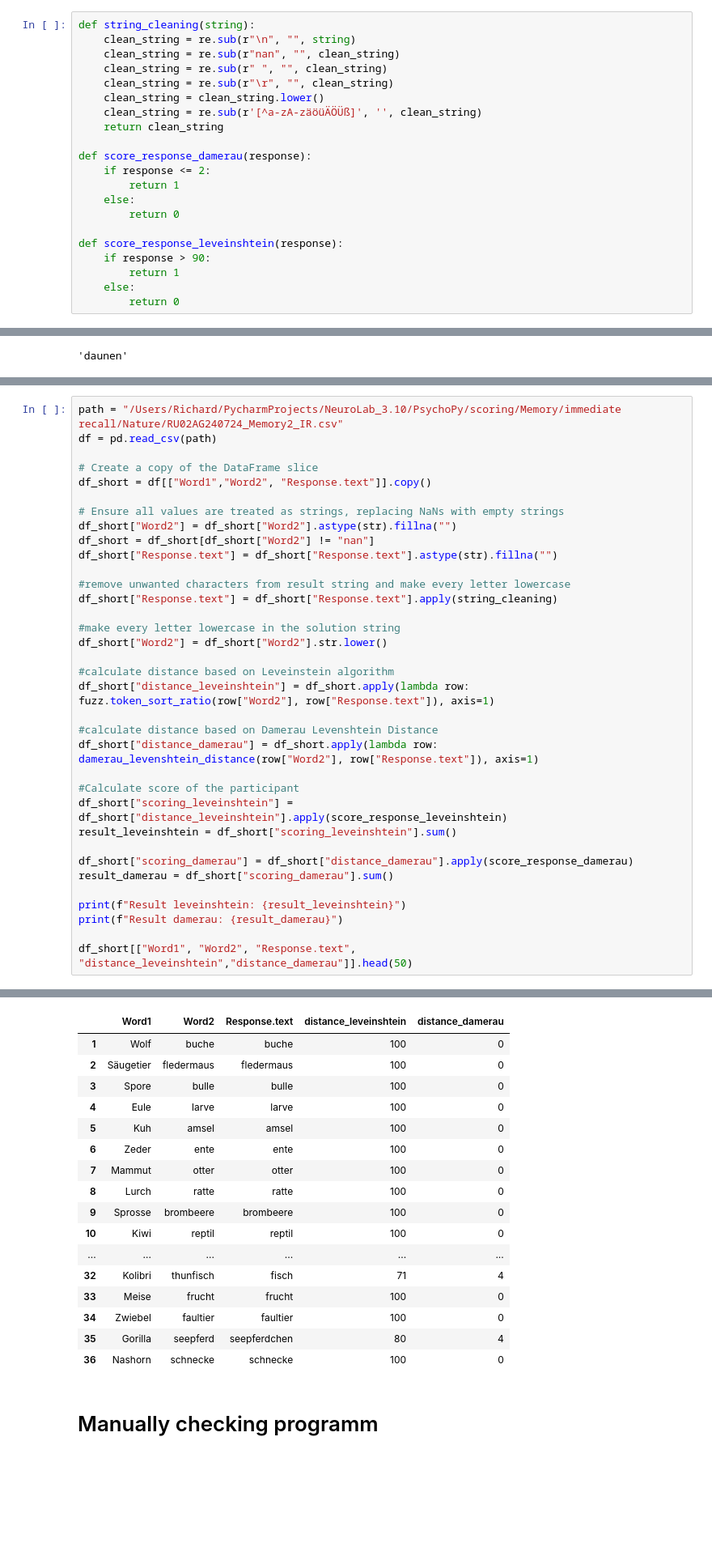
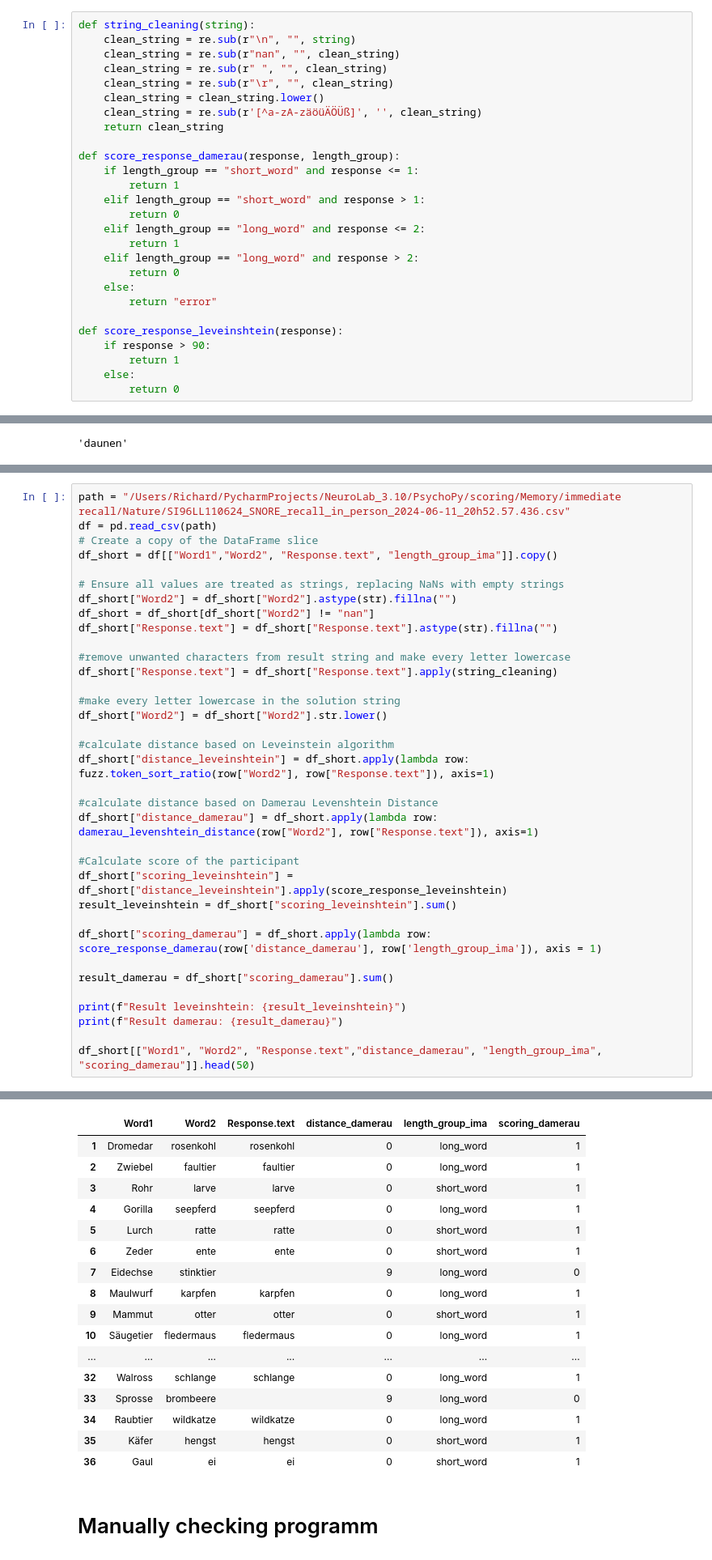
Before and after one commit to AlfredSwitchog/NeuroLab_3.10, a Jupyter notebook: PsychoPy/scoring/SNORE_scoring.ipynb, the cells around one changed output, grey strips where cells are left out. Shown at 81% size. Drawn from its saved outputs; the diff is of its cells as text; blank space fills up the shorter version.

Commit message:
Adjustments Scoring

```diff
--- a/PsychoPy/scoring/SNORE_scoring.ipynb
+++ b/PsychoPy/scoring/SNORE_scoring.ipynb
@@ -15,11 +15,17 @@ def string_cleaning(string):
     clean_string = re.sub(r'[^a-zA-zäöüÄÖÜß]', '', clean_string)
     return clean_string
 
-def score_response_damerau(response):
-    if response <= 2:
+def score_response_damerau(response, length_group):
+    if length_group == "short_word" and response <= 1:
         return 1
+    elif length_group == "short_word" and response > 1:
+        return 0
+    elif length_group == "long_word" and response <= 2:
+        return 1
+    elif length_group == "long_word" and response > 2:
+        return 0
     else:
-        return 0
+        return "error"
 
 def score_response_leveinshtein(response):
     if response > 90:
@@ -35,9 +48,8 @@ string_cleaning(test_string)
 # %%
-path = "/Users/Richard/PycharmProjects/NeuroLab_3.10/PsychoPy/scoring/Memory/immediate recall/Nature/RU02AG240724_Memory2_IR.csv"
+path = "/Users/Richard/PycharmProjects/NeuroLab_3.10/PsychoPy/scoring/Memory/immediate recall/Nature/SI96LL110624_SNORE_recall_in_person_2024-06-11_20h52.57.436.csv"
 df = pd.read_csv(path)
-
 # Create a copy of the DataFrame slice
-df_short = df[["Word1","Word2", "Response.text"]].copy()
+df_short = df[["Word1","Word2", "Response.text", "length_group_ima"]].copy()
 
 # Ensure all values are treated as strings, replacing NaNs with empty strings
 df_short["Word2"] = df_short["Word2"].astype(str).fillna("")
@@ -60,11 +72,12 @@ df_short["distance_damerau"] = df_short.apply(lambda row: damerau_levenshtein_di
 df_short["scoring_leveinshtein"] = df_short["distance_leveinshtein"].apply(score_response_leveinshtein)
 result_leveinshtein = df_short["scoring_leveinshtein"].sum()
 
-df_short["scoring_damerau"] = df_short["distance_damerau"].apply(score_response_damerau)
+df_short["scoring_damerau"] = df_short.apply(lambda row: score_response_damerau(row['distance_damerau'], row['length_group_ima']), axis = 1)
+
 result_damerau = df_short["scoring_damerau"].sum()
 
 print(f"Result leveinshtein: {result_leveinshtein}")
 print(f"Result damerau: {result_damerau}")
 
-df_short[["Word1", "Word2", "Response.text", "distance_leveinshtein","distance_damerau"]].head(50)
+df_short[["Word1", "Word2", "Response.text","distance_damerau", "length_group_ima", "scoring_damerau"]].head(50)
 # %% [output]
@@ -73,20 +86,20 @@ Result damerau: 32
-|  | Word1 | Word2 | Response.text | distance_leveinshtein | distance_damerau |
-| 1 | Wolf | buche | buche | 100 | 0 |
-| 2 | Säugetier | fledermaus | fledermaus | 100 | 0 |
-| 3 | Spore | bulle | bulle | 100 | 0 |
-| 4 | Eule | larve | larve | 100 | 0 |
-| 5 | Kuh | amsel | amsel | 100 | 0 |
-| 6 | Zeder | ente | ente | 100 | 0 |
-| 7 | Mammut | otter | otter | 100 | 0 |
-| 8 | Lurch | ratte | ratte | 100 | 0 |
-| 9 | Sprosse | brombeere | brombeere | 100 | 0 |
-| 10 | Kiwi | reptil | reptil | 100 | 0 |
-| ... | ... | ... | ... | ... | ... |
-| 32 | Kolibri | thunfisch | fisch | 71 | 4 |
-| 33 | Meise | frucht | frucht | 100 | 0 |
-| 34 | Zwiebel | faultier | faultier | 100 | 0 |
-| 35 | Gorilla | seepferd | seepferdchen | 80 | 4 |
-| 36 | Nashorn | schnecke | schnecke | 100 | 0 |
+|  | Word1 | Word2 | Response.text | distance_damerau | length_group_ima | scoring_damerau |
+| 1 | Dromedar | rosenkohl | rosenkohl | 0 | long_word | 1 |
+| 2 | Zwiebel | faultier | faultier | 0 | long_word | 1 |
+| 3 | Rohr | larve | larve | 0 | short_word | 1 |
+| 4 | Gorilla | seepferd | seepferd | 0 | long_word | 1 |
+| 5 | Lurch | ratte | ratte | 0 | short_word | 1 |
+| 6 | Zeder | ente | ente | 0 | short_word | 1 |
+| 7 | Eidechse | stinktier |  | 9 | long_word | 0 |
+| 8 | Maulwurf | karpfen | karpfen | 0 | long_word | 1 |
+| 9 | Mammut | otter | otter | 0 | short_word | 1 |
+| 10 | Säugetier | fledermaus | fledermaus | 0 | long_word | 1 |
+| ... | ... | ... | ... | ... | ... | ... |
+| 32 | Walross | schlange | schlange | 0 | long_word | 1 |
+| 33 | Sprosse | brombeere |  | 9 | long_word | 0 |
+| 34 | Raubtier | wildkatze | wildkatze | 0 | long_word | 1 |
+| 35 | Käfer | hengst | hengst | 0 | short_word | 1 |
+| 36 | Gaul | ei | ei | 0 | short_word | 1 |
 # %% [markdown]
 # Manually checking programm
 # %%
```
Also changed, not shown: parts of 3 cells of this notebook, 17 other files.
